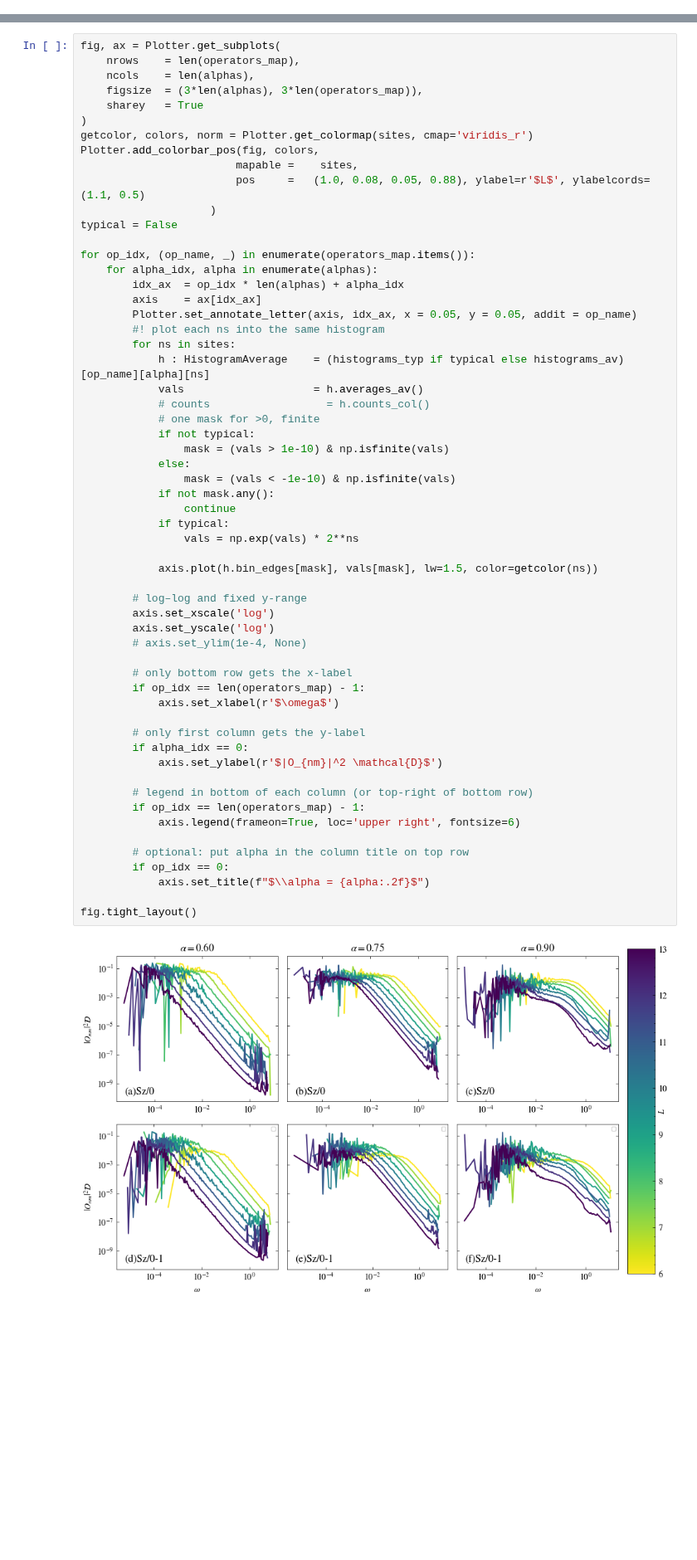
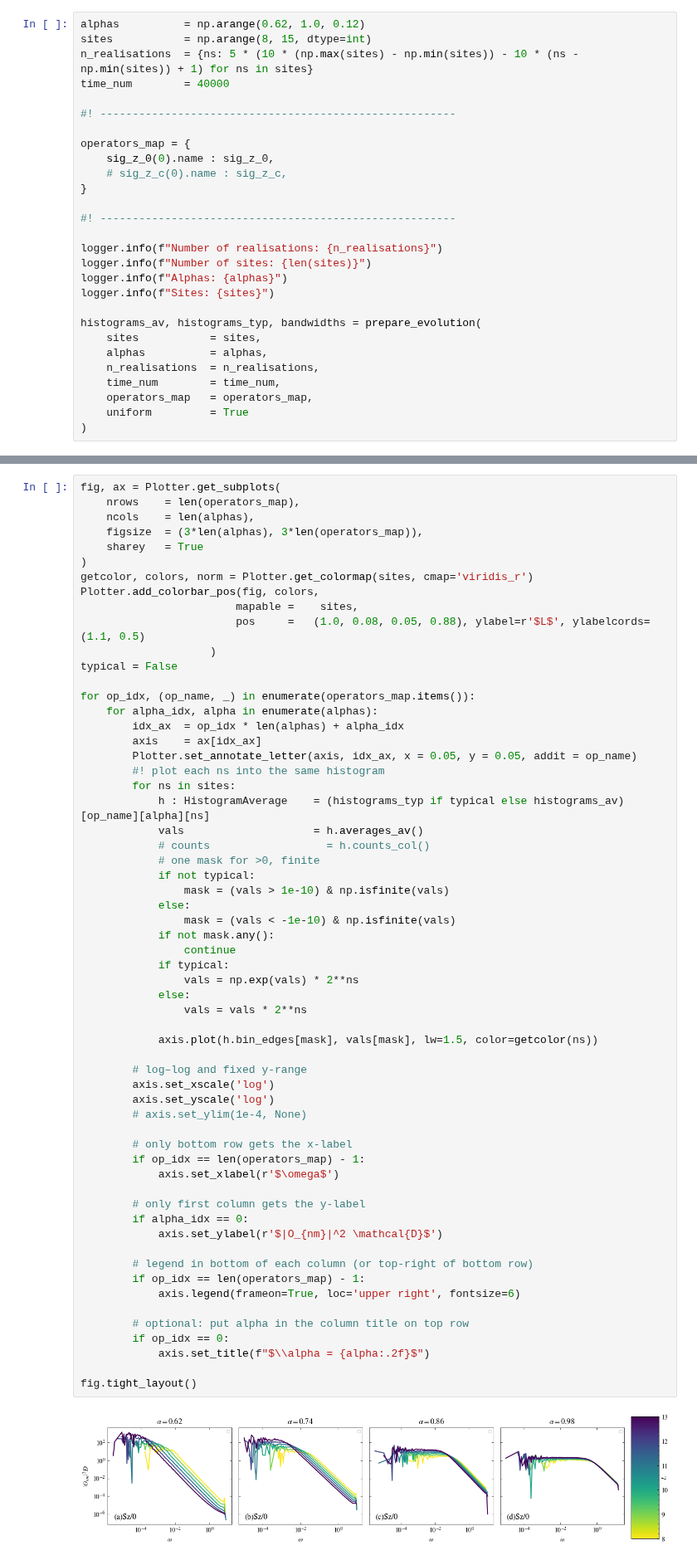
Before and after one commit to makskliczkowski/QuantumEigenSolver, a Jupyter notebook: Python/projects/2025_um_evolotion/evolution.ipynb, the cells around one changed output, grey strips where cells are left out. Shown at 83% size. Cells and saved outputs as stored; diff of their text form; blank space fills up the shorter version.

Commit message:
Add initial implementation of evolution module

```diff
--- a/Python/projects/2025_um_evolotion/evolution.ipynb
+++ b/Python/projects/2025_um_evolotion/evolution.ipynb
@@ -401,0 +422,28 @@ for ins, ns in enumerate(sites):
+# %%
+alphas          = np.arange(0.62, 1.0, 0.12)
+sites           = np.arange(8, 15, dtype=int)
+n_realisations  = {ns: 5 * (10 * (np.max(sites) - np.min(sites)) - 10 * (ns - np.min(sites)) + 1) for ns in sites}
+time_num        = 40000
+
+#! -------------------------------------------------------
+
+operators_map = {
+    sig_z_0(0).name : sig_z_0,
+    # sig_z_c(0).name : sig_z_c,
+}
+
+#! -------------------------------------------------------
+
+logger.info(f"Number of realisations: {n_realisations}")
+logger.info(f"Number of sites: {len(sites)}")
+logger.info(f"Alphas: {alphas}")
+logger.info(f"Sites: {sites}")
+
+histograms_av, histograms_typ, bandwidths = prepare_evolution(
+    sites           = sites,
+    alphas          = alphas,
+    n_realisations  = n_realisations,
+    time_num        = time_num,
+    operators_map   = operators_map,
+    uniform         = True
+)
@@ -433,31 +503,33 @@ for op_idx, (op_name, _) in enumerate(operators_map.items()):
             if not mask.any():
                 continue
             if typical:
                 vals = np.exp(vals) * 2**ns
+            else:
+                vals = vals * 2**ns
 
             axis.plot(h.bin_edges[mask], vals[mask], lw=1.5, color=getcolor(ns))
 
         # log–log and fixed y-range
         axis.set_xscale('log')
         axis.set_yscale('log')
         # axis.set_ylim(1e-4, None)
 
         # only bottom row gets the x-label
         if op_idx == len(operators_map) - 1:
             axis.set_xlabel(r'$\omega$')
 
         # only first column gets the y-label
         if alpha_idx == 0:
             axis.set_ylabel(r'$|O_{nm}|^2 \mathcal{D}$')
 
         # legend in bottom of each column (or top-right of bottom row)
         if op_idx == len(operators_map) - 1:
             axis.legend(frameon=True, loc='upper right', fontsize=6)
 
         # optional: put alpha in the column title on top row
         if op_idx == 0:
             axis.set_title(f"$\\alpha = {alpha:.2f}$")
 
 fig.tight_layout()
 # %% [output]
-[figure, old version]
+[figure, new version]
```
Also changed, not shown: parts of 12 cells of this notebook, 3 other files.
